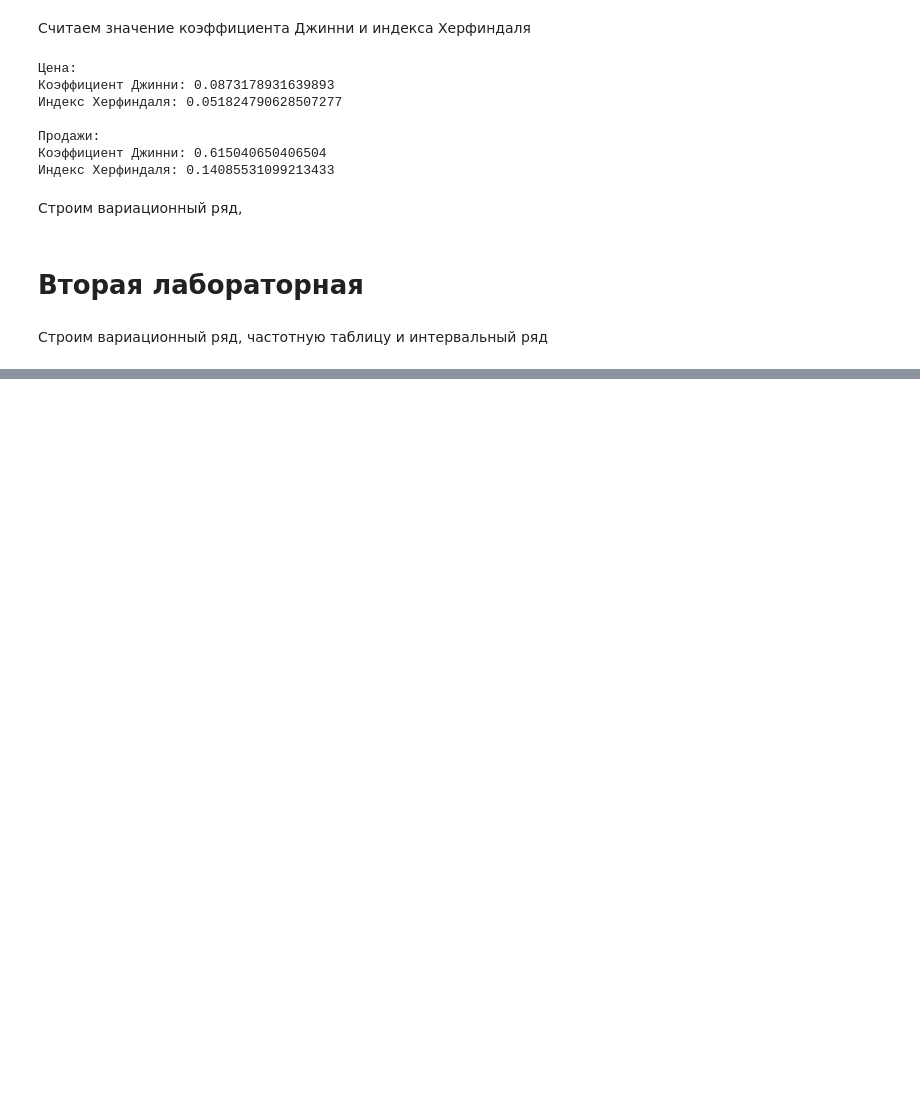
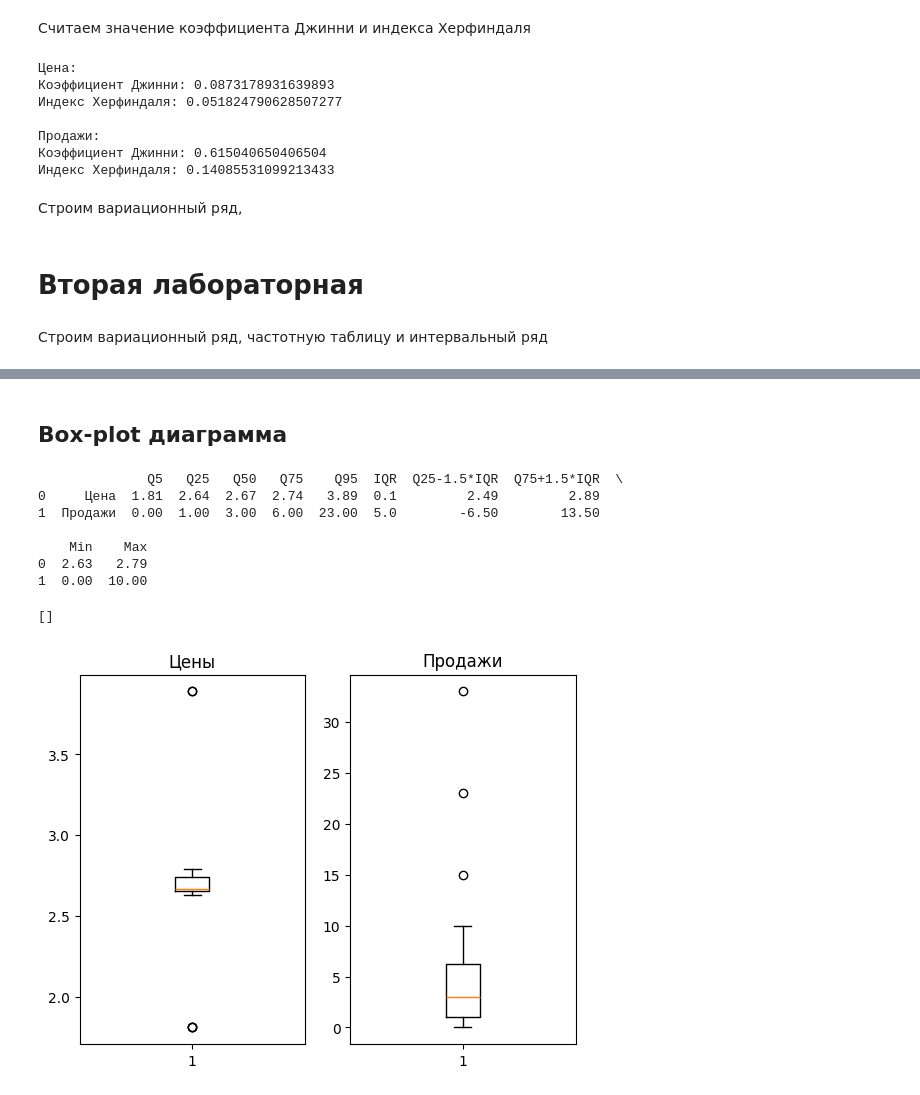
Before and after one commit to BVyaches/MLPerm, a Jupyter notebook: MathAnalysis.ipynb, the cells around one changed output, grey strips where cells are left out. Saved outputs shown, nothing was run; the diff lists cells and outputs as text; code cells hidden in the pictures; blank space fills up the shorter version.

```diff
--- a/MathAnalysis.ipynb
+++ b/MathAnalysis.ipynb
@@ -229,0 +453,37 @@ TypeError: crosstab() missing 1 required positional argument: 'columns'
+# %% [markdown]
+## Box-plot диаграмма
+# %%
+boxplot_data = pd.DataFrame()
+boxplot_data[' '] = ['Цена', 'Продажи']
+for i in [5, 25, 50, 75, 95]:
+    index1, index2 = ceil(n * i / 100)-1, floor(n * i / 100)-1
+    if index1 == index2:
+        boxplot_data[f'Q{i}'] = [prices_sorted[index1],
+                                 sales_sorted[index1]]
+    else:
+        res = []
+        for part in [prices_sorted, sales_sorted]:
+            res.append(round((part[index1] + part[index2])/2, 6))
+        boxplot_data[f'Q{i}'] = res
+boxplot_data['IQR'] = boxplot_data['Q75'] - boxplot_data['Q25']
+boxplot_data['Q25-1.5*IQR'] = boxplot_data['Q25'] - 1.5*boxplot_data['IQR']
+boxplot_data['Q75+1.5*IQR'] = boxplot_data['Q75'] + 1.5*boxplot_data['IQR']
+boxplot_data['Min'] = [min([i for i in prices if i > boxplot_data['Q25-1.5*IQR'][0]]), min([i for i in sales if i > boxplot_data['Q25-1.5*IQR'][1]])]
+boxplot_data['Max'] = [max([i for i in prices if i < boxplot_data['Q75+1.5*IQR'][0]]), max([i for i in sales if i < boxplot_data['Q75+1.5*IQR'][1]])]
+fig, axs = plt.subplots(1, 2)
+axs[0].boxplot(df['Цены'])
+axs[0].set_title('Цены')
+axs[1].boxplot(df['Продажи'])
+axs[1].set_title('Продажи')
+print(boxplot_data)
+plt.plot()
+# %% [output]
+              Q5   Q25   Q50   Q75    Q95  IQR  Q25-1.5*IQR  Q75+1.5*IQR  \
+0     Цена  1.81  2.64  2.67  2.74   3.89  0.1         2.49         2.89
+1  Продажи  0.00  1.00  3.00  6.00  23.00  5.0        -6.50        13.50
+
+    Min    Max
+0  2.63   2.79
+1  0.00  10.00
+[]
+[figure, added]
```
Also changed, not shown: parts of 11 cells of this notebook.
